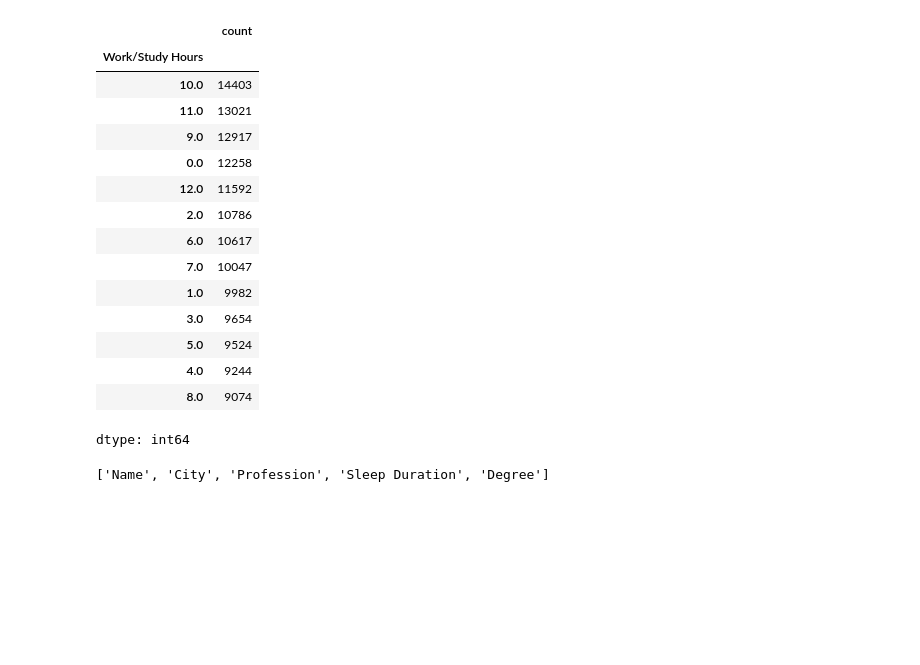
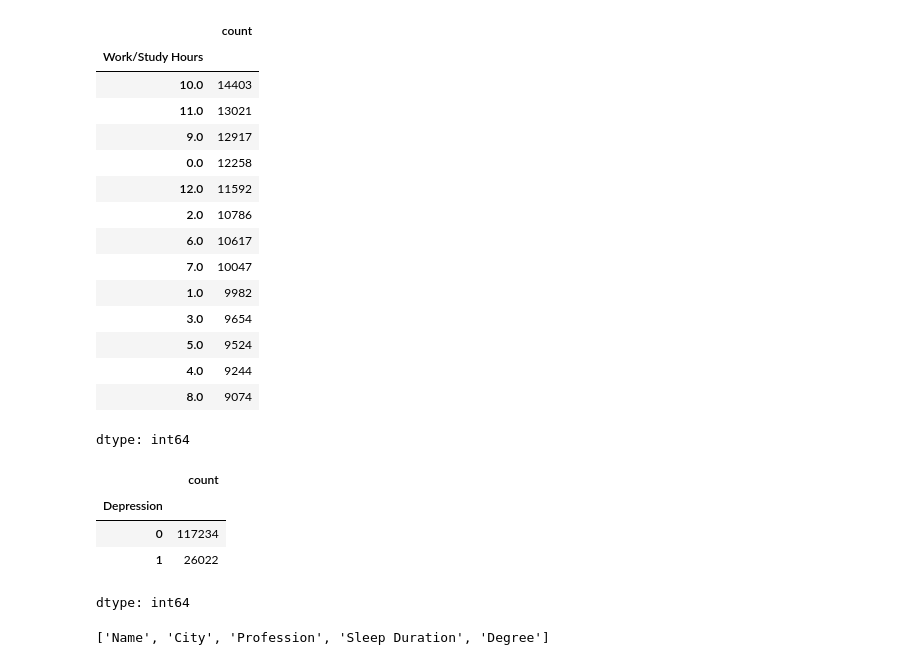
Before and after one commit to peteray-dev/Mental_Health_Modelling_Analysis, a Jupyter notebook: Mental_Heath_Analysis.ipynb, the cells around one changed output. Saved outputs shown, nothing was run; the diff lists cells and outputs as text; code cells hidden in the pictures; blank space fills up the shorter version.

```diff
--- a/Mental_Heath_Analysis.ipynb
+++ b/Mental_Heath_Analysis.ipynb
@@ -299,3 +306,11 @@ X_train, X_val, y_train, y_val = train_test_split(X, y, test_size=0.2, random_st
+# %%
+df_combined['Depression'].value_counts()
+# %% [output]
+|  | count |
+| Depression |  |
+| 0 | 117234 |
+| 1 | 26022 |
+dtype: int64
 # %%
 ohe_feat = []
 non_ohe_feat = []
```
Also changed, not shown: parts of 20 cells of this notebook.
